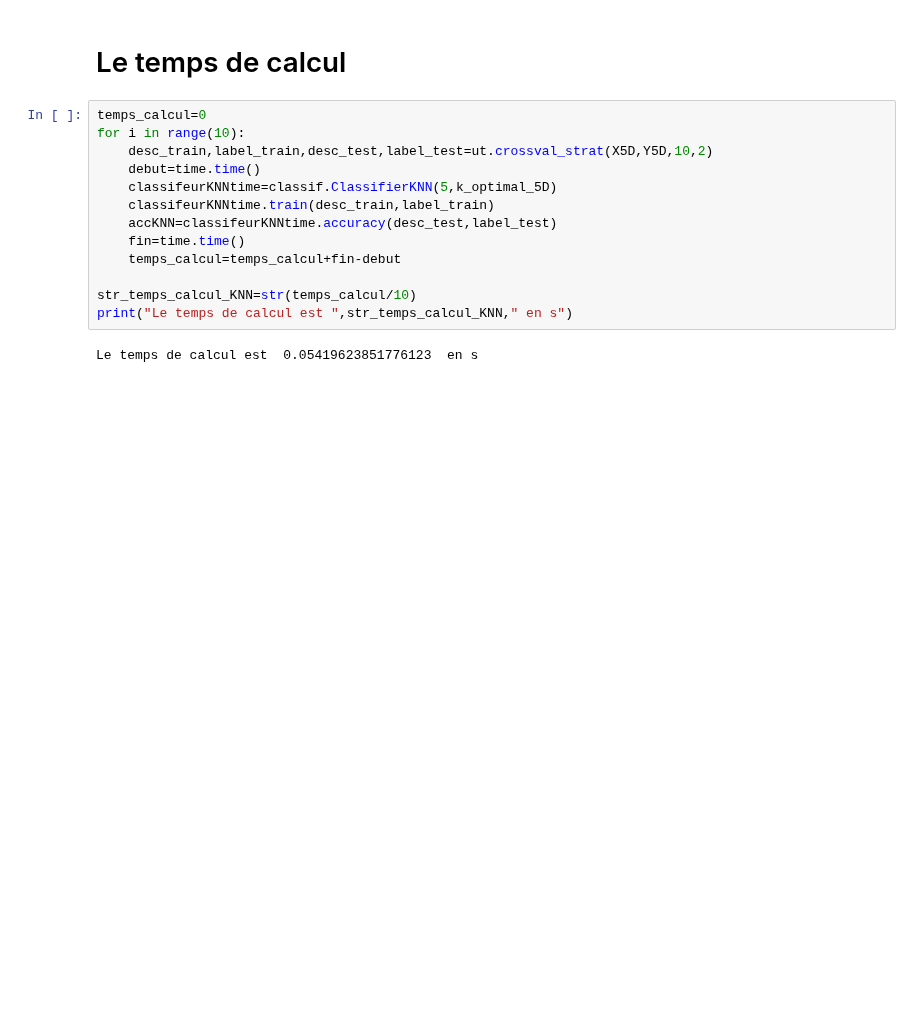
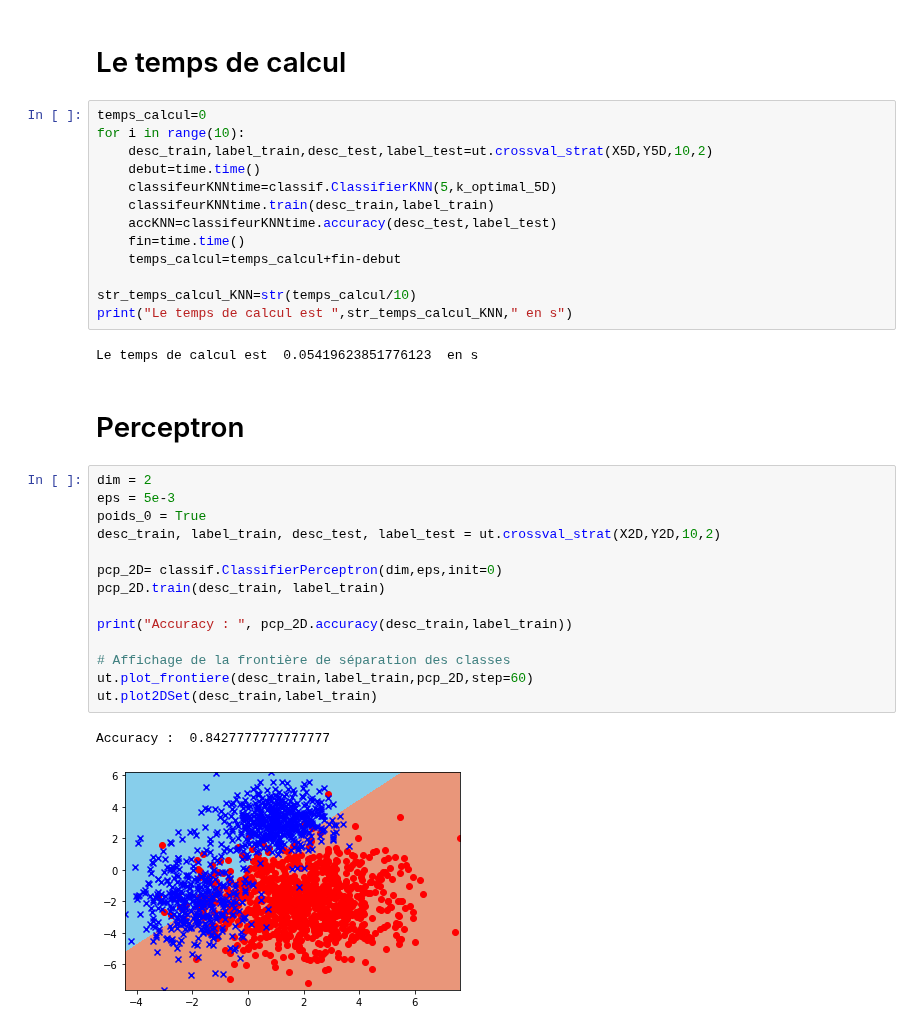
Before and after one commit to baris221/LU3IN026_TME, a Jupyter notebook: projet-1/projet-1.ipynb, the cells around one changed output. Drawn from its saved outputs; the diff is of its cells as text; blank space fills up the shorter version.

Commit message:
perceptron-projet

```diff
--- a/projet-1/projet-1.ipynb
+++ b/projet-1/projet-1.ipynb
@@ -261,3 +261,22 @@ str_temps_calcul_KNN=str(temps_calcul/10)
 print("Le temps de calcul est ",str_temps_calcul_KNN," en s")
 # %% [output]
 Le temps de calcul est  0.05419623851776123  en s
+# %% [markdown]
+# Perceptron
+# %%
+dim = 2
+eps = 5e-3
+poids_0 = True
+desc_train, label_train, desc_test, label_test = ut.crossval_strat(X2D,Y2D,10,2)
+
+pcp_2D= classif.ClassifierPerceptron(dim,eps,init=0)
+pcp_2D.train(desc_train, label_train)
+
+print("Accuracy : ", pcp_2D.accuracy(desc_train,label_train))
+
+# Affichage de la frontière de séparation des classes
+ut.plot_frontiere(desc_train,label_train,pcp_2D,step=60)
+ut.plot2DSet(desc_train,label_train)
+# %% [output]
+Accuracy :  0.8427777777777777
+[figure, added]
```
Also changed, not shown: parts of 1 cell of this notebook.
